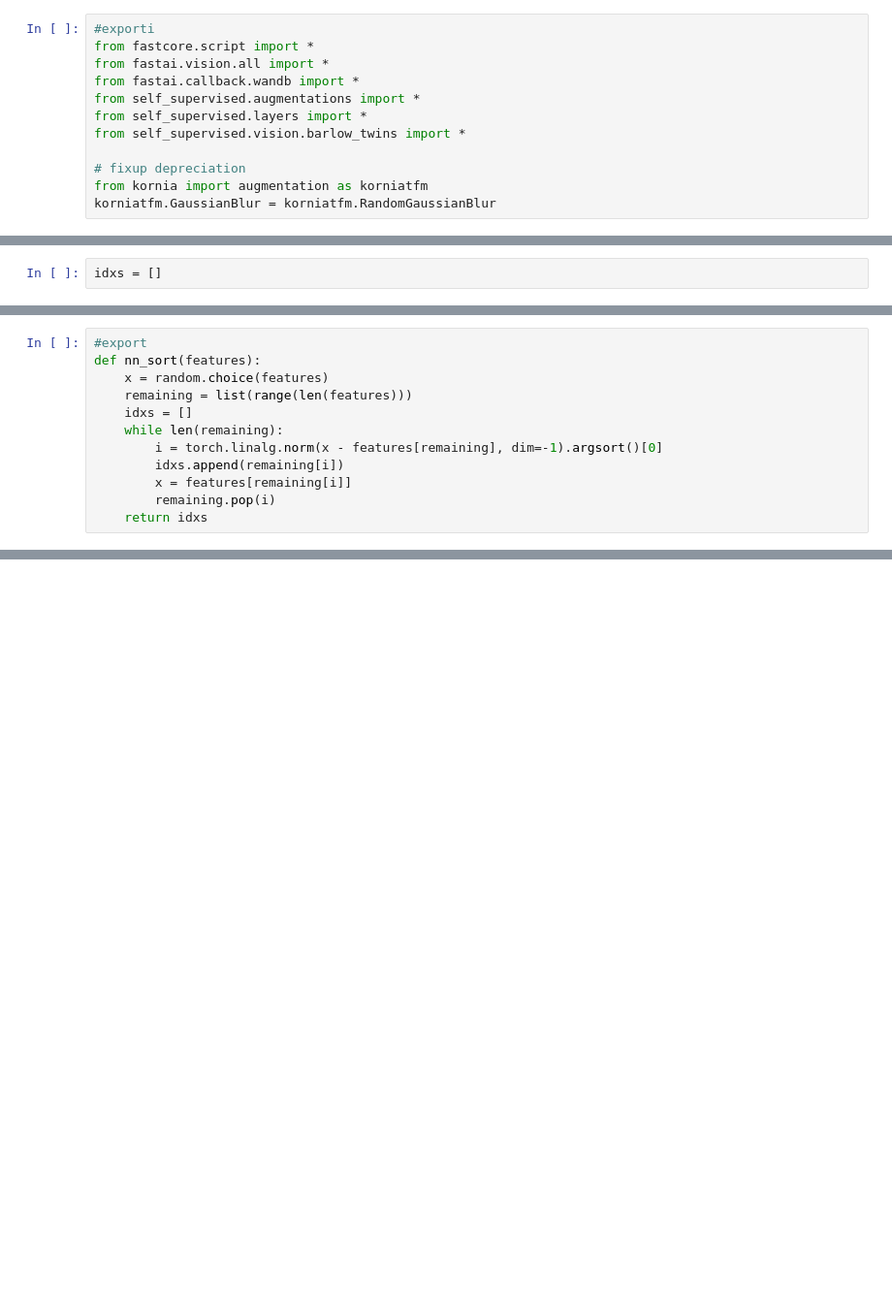
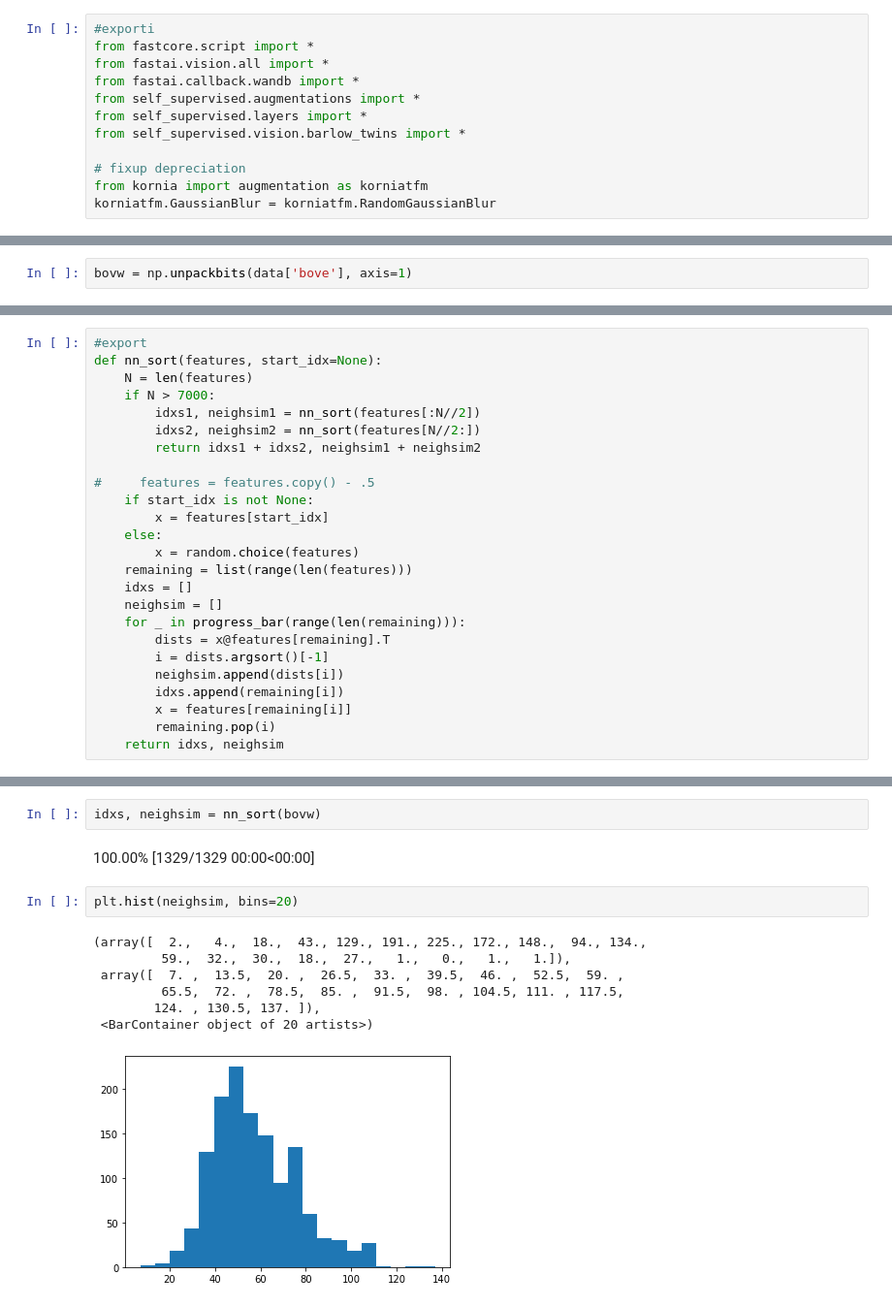
Before and after one commit to collabora/MLfix, a Jupyter notebook: 3. Sort images.ipynb, the cells around one changed output, grey strips where cells are left out. Shown: that part at 97% size. Saved outputs shown, nothing was run; the diff lists cells and outputs as text; blank space fills up the shorter version.

```diff
--- a/3. Sort images.ipynb
+++ b/3. Sort images.ipynb
@@ -33,2 +20,0 @@ remaining = list(range(len(features)))
-# %%
-idxs = []
@@ -38,0 +21,2 @@ set()
+# %%
+bovw = np.unpackbits(data['bove'], axis=1)
@@ -39,15 +32,28 @@ set()
 # %%
 #export
-def nn_sort(features):
-    x = random.choice(features)
+def nn_sort(features, start_idx=None):
+    N = len(features)
+    if N > 7000:
+        idxs1, neighsim1 = nn_sort(features[:N//2])
+        idxs2, neighsim2 = nn_sort(features[N//2:])
+        return idxs1 + idxs2, neighsim1 + neighsim2
+
+#     features = features.copy() - .5
+    if start_idx is not None:
+        x = features[start_idx]
+    else:
+        x = random.choice(features)
     remaining = list(range(len(features)))
     idxs = []
-    while len(remaining):
-        i = torch.linalg.norm(x - features[remaining], dim=-1).argsort()[0]
+    neighsim = []
+    for _ in progress_bar(range(len(remaining))):
+        dists = x@features[remaining].T
+        i = dists.argsort()[-1]
+        neighsim.append(dists[i])
         idxs.append(remaining[i])
         x = features[remaining[i]]
         remaining.pop(i)
-    return idxs
+    return idxs, neighsim
 # %%
 #export
 @call_parse
@@ -88,0 +108,14 @@ sort_images(Path('../women-in-tshirts-256/'))
+# %%
+idxs, neighsim = nn_sort(bovw)
+# %% [output]
+100.00% [1329/1329 00:00<00:00]
+# %%
+plt.hist(neighsim, bins=20)
+# %% [output]
+(array([  2.,   4.,  18.,  43., 129., 191., 225., 172., 148.,  94., 134.,
+         59.,  32.,  30.,  18.,  27.,   1.,   0.,   1.,   1.]),
+ array([  7. ,  13.5,  20. ,  26.5,  33. ,  39.5,  46. ,  52.5,  59. ,
+         65.5,  72. ,  78.5,  85. ,  91.5,  98. , 104.5, 111. , 117.5,
+        124. , 130.5, 137. ]),
+ <BarContainer object of 20 artists>)
+[figure, added]
```
Also changed, not shown: parts of 14 cells of this notebook, 10 other files.
